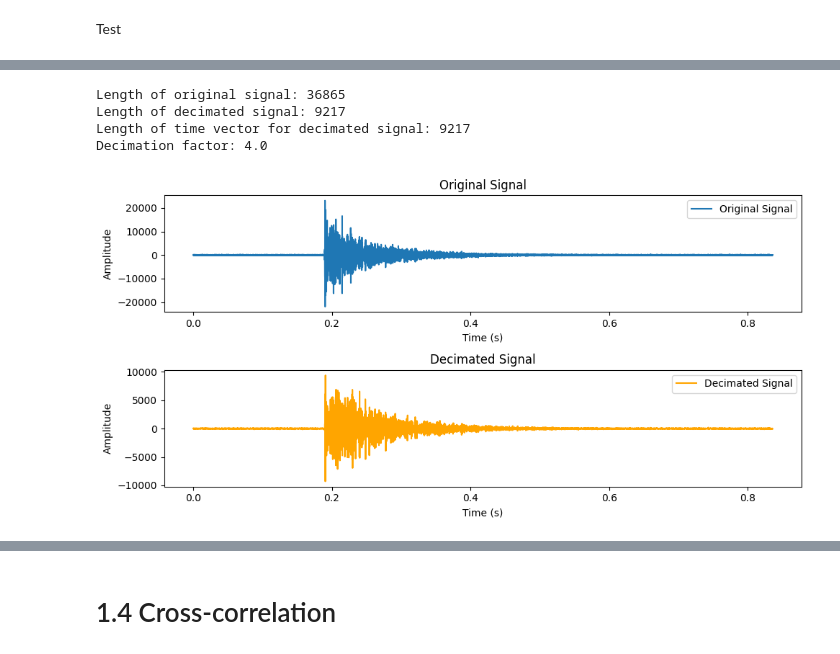
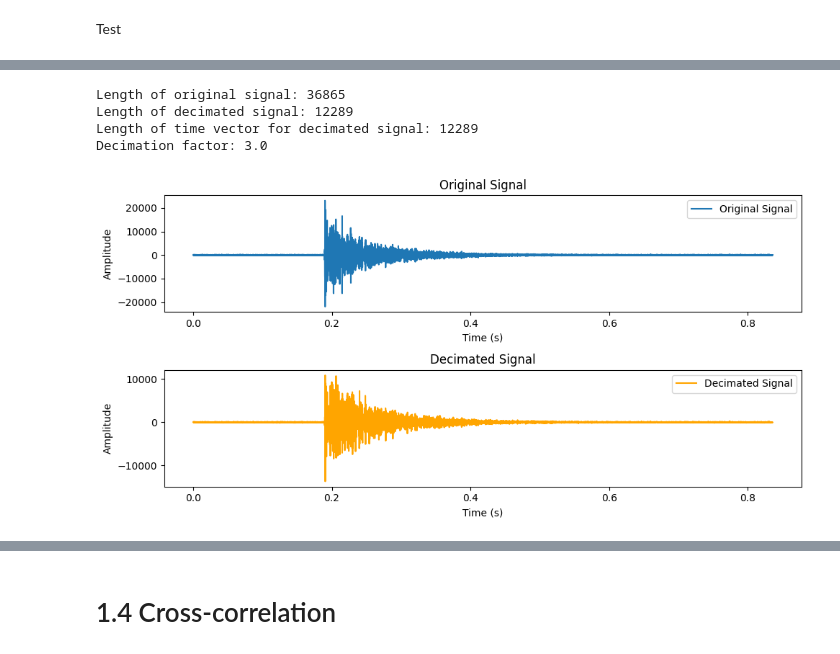
Before and after one commit to mordamed/ProjetSignalProcessing, a Jupyter notebook: student_funct.ipynb, the cells around one changed output, grey strips where cells are left out. Drawn from its saved outputs; the diff is of its cells as text; code cells hidden in the pictures.

```diff
--- a/student_funct.ipynb
+++ b/student_funct.ipynb
@@ -382,7 +594,7 @@ fs, signal = wf.read("LocateClaps/M1_0.wav")
 t = np.linspace(0, len(signal) / fs, len(signal), endpoint=False)
 
 # Anti-aliasing Filter
-M = 4  # Decimation factor
+M = 3  # Decimation factor
 nyquist = fs / 2
 cutoff = 1 / (2 * M)  # Normalized cutoff frequency
 b, a = cheby1(4, 1, cutoff, btype='low')
@@ -397,34 +609,34 @@ t_decimated = np.linspace(0, len(decimated_signal) / fs_decimated, len(decimated
 
 # Verification
 print(f"Length of original signal: {len(signal)}")
 print(f"Length of decimated signal: {len(decimated_signal)}")
 print(f"Length of time vector for decimated signal: {len(t_decimated)}")
 print(f"Decimation factor: {fs / fs_decimated}")
 
 # Plotting
 plt.figure(figsize=(10, 5))
 
 # Original Signal
 plt.subplot(2, 1, 1)
 plt.plot(t, signal, label="Original Signal")
 plt.title("Original Signal")
 plt.xlabel("Time (s)")
 plt.ylabel("Amplitude")
 plt.legend()
 
 # Decimated Signal
 plt.subplot(2, 1, 2)
 plt.plot(t_decimated, decimated_signal, label="Decimated Signal", color='orange')
 plt.title("Decimated Signal")
 plt.xlabel("Time (s)")
 plt.ylabel("Amplitude")
 plt.legend()
 
 plt.tight_layout()
 plt.show()
 # %% [output]
 Length of original signal: 36865
-Length of decimated signal: 9217
-Length of time vector for decimated signal: 9217
-Decimation factor: 4.0
+Length of decimated signal: 12289
+Length of time vector for decimated signal: 12289
+Decimation factor: 3.0
-[figure, old version]
+[figure, new version]
```
Also changed, not shown: parts of 8 cells of this notebook, 1 other file.
